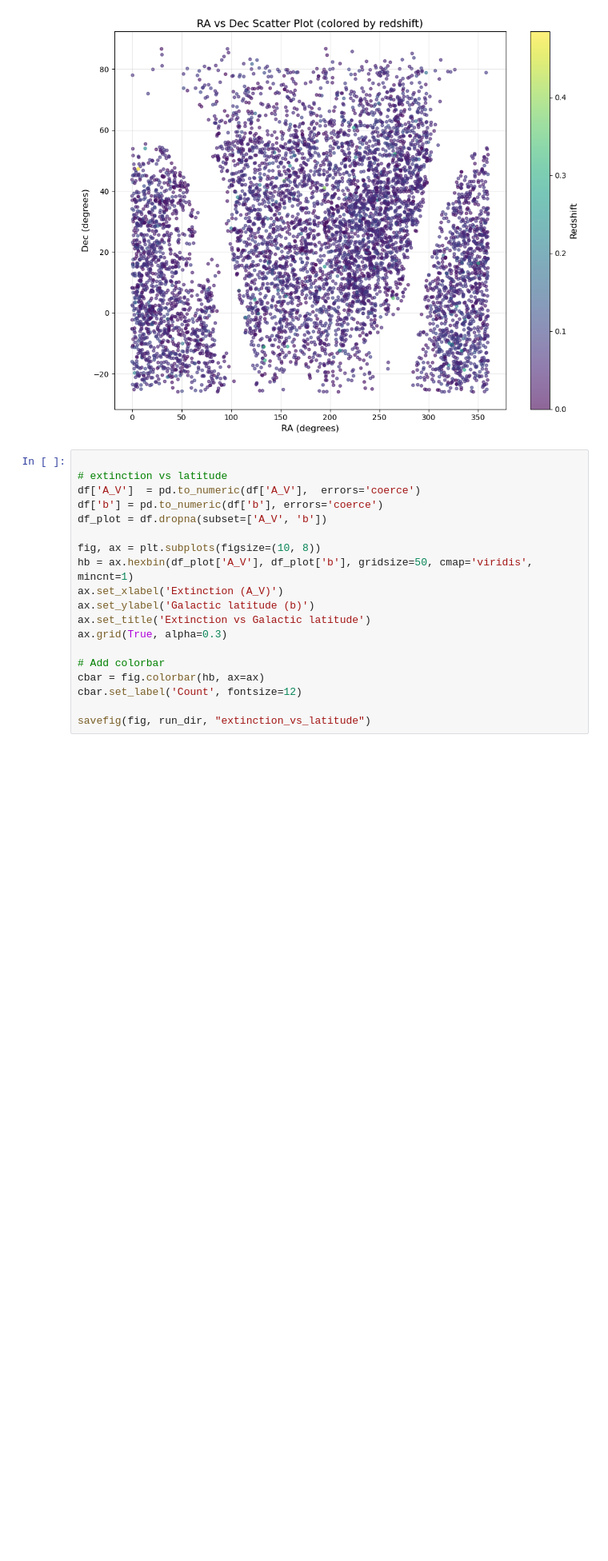
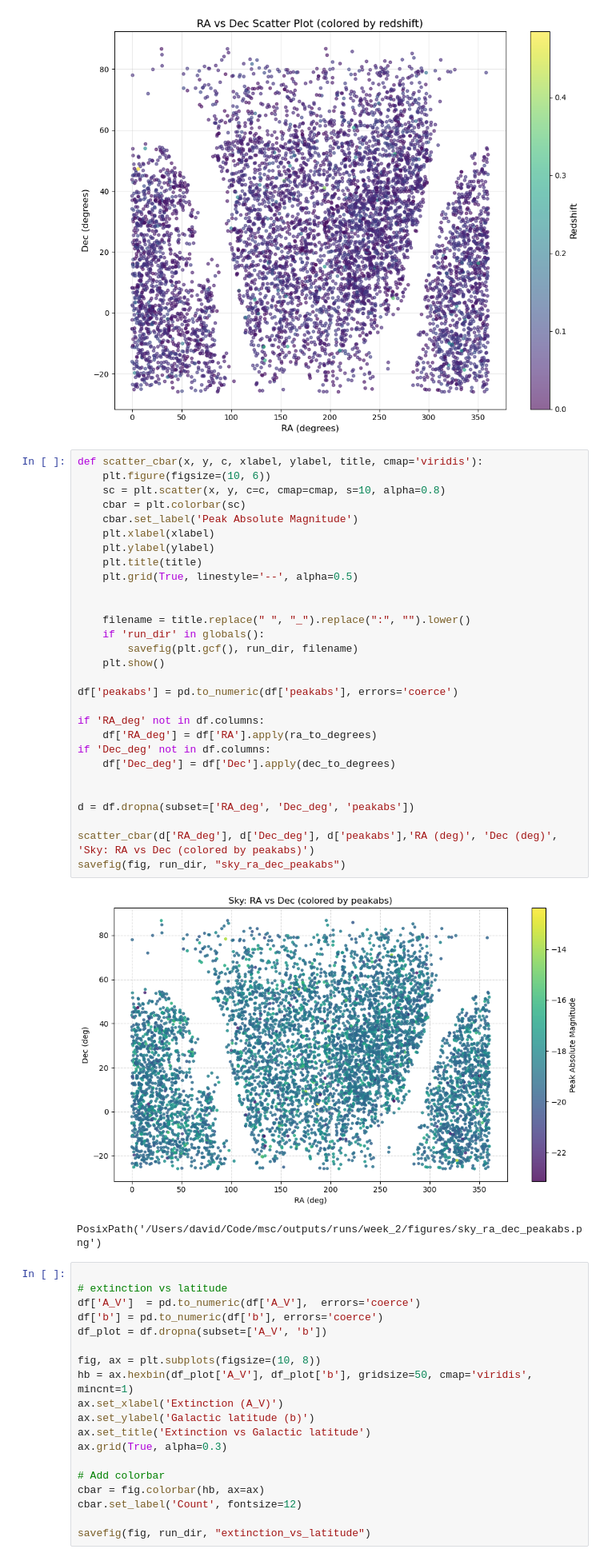
Before and after one commit to heffernan111/msc-dissertation, a Jupyter notebook: notebooks/week_2.ipynb, the cells around one changed output. Shown at 80% size. Saved outputs shown, nothing was run; the diff lists cells and outputs as text; blank space fills up the shorter version.

Commit message:
various plots

```diff
--- a/notebooks/week_2.ipynb
+++ b/notebooks/week_2.ipynb
@@ -117,6 +117,38 @@ print(f"Plot saved. Total points: {len(df_scat)} (removed {len(df) - len(df_scat
 # %% [output]
 Plot saved. Total points: 7056 (removed 14 rows with invalid data)
 [figure]
+# %%
+def scatter_cbar(x, y, c, xlabel, ylabel, title, cmap='viridis'):
+    plt.figure(figsize=(10, 6))
+    sc = plt.scatter(x, y, c=c, cmap=cmap, s=10, alpha=0.8)
+    cbar = plt.colorbar(sc)
+    cbar.set_label('Peak Absolute Magnitude')
+    plt.xlabel(xlabel)
+    plt.ylabel(ylabel)
+    plt.title(title)
+    plt.grid(True, linestyle='--', alpha=0.5)
+
+
+    filename = title.replace(" ", "_").replace(":", "").lower()
+    if 'run_dir' in globals():
+        savefig(plt.gcf(), run_dir, filename)
+    plt.show()
+
+df['peakabs'] = pd.to_numeric(df['peakabs'], errors='coerce')
+
+if 'RA_deg' not in df.columns:
+    df['RA_deg'] = df['RA'].apply(ra_to_degrees)
+if 'Dec_deg' not in df.columns:
+    df['Dec_deg'] = df['Dec'].apply(dec_to_degrees)
+
+
+d = df.dropna(subset=['RA_deg', 'Dec_deg', 'peakabs'])
+
+scatter_cbar(d['RA_deg'], d['Dec_deg'], d['peakabs'],'RA (deg)', 'Dec (deg)', 'Sky: RA vs Dec (colored by peakabs)')
+savefig(fig, run_dir, "sky_ra_dec_peakabs")
+# %% [output]
+[figure, added]
+PosixPath('/Users/david/Code/msc/outputs/runs/week_2/figures/sky_ra_dec_peakabs.png')
 # %%
 
 # extinction vs latitude
```
Also changed, not shown: parts of 7 cells of this notebook.
